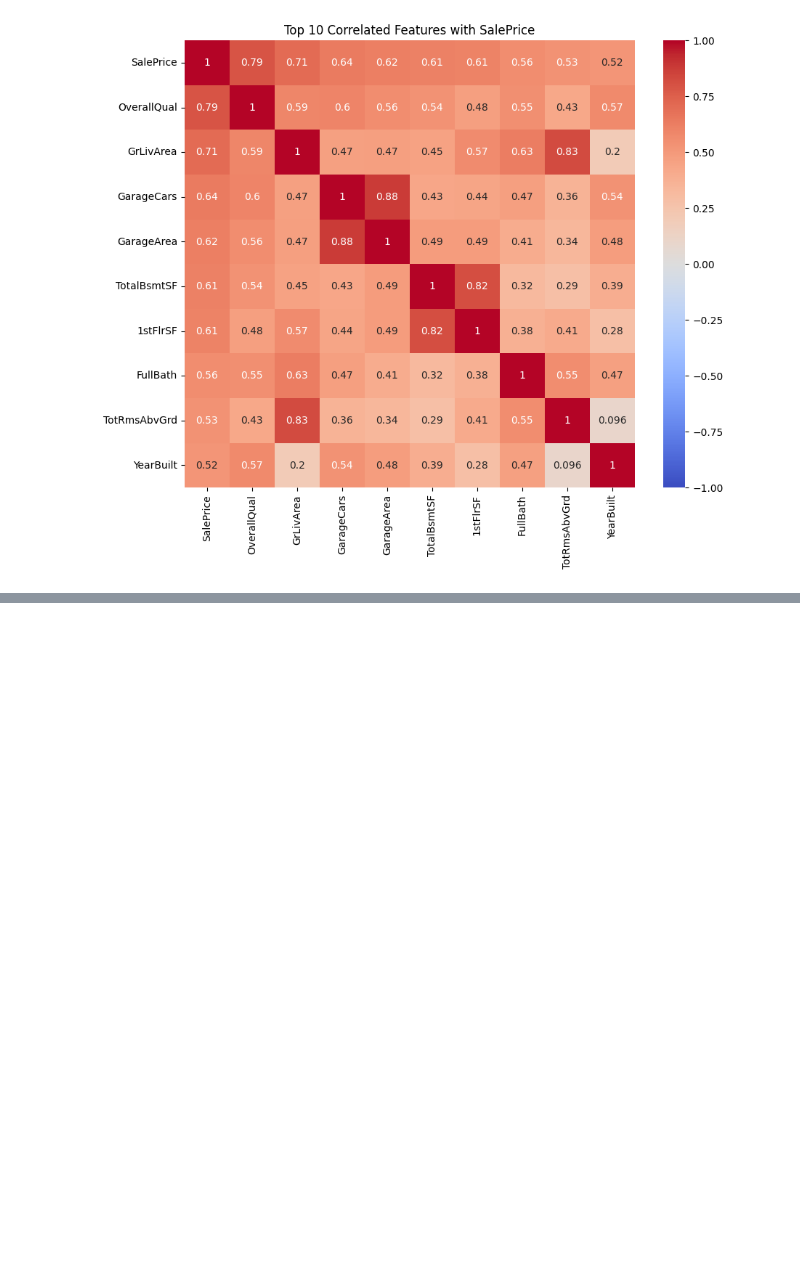
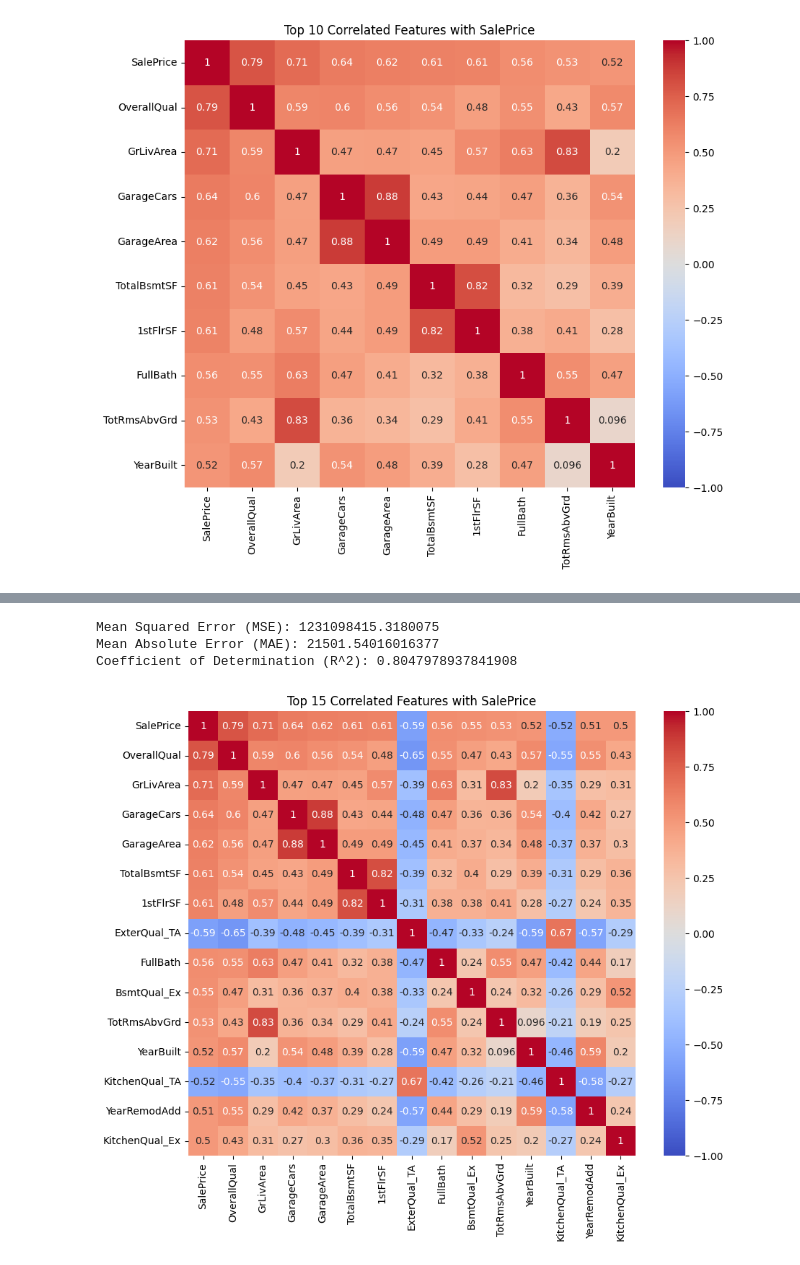
Before and after one commit to fabricio-inoue/House-Prices---Regression, a Jupyter notebook: House-pricing.ipynb, the cells around one changed output, grey strips where cells are left out. Drawn from its saved outputs; the diff is of its cells as text; code cells hidden in the pictures; blank space fills up the shorter version.

Commit message:
linear regression and random forest

```diff
--- a/House-pricing.ipynb
+++ b/House-pricing.ipynb
@@ -168,0 +261,49 @@ plot_top_correlation_heatmap(numerical_columns, 'SalePrice', k=10)
+# %%
+import seaborn as sns
+import matplotlib.pyplot as plt
+from sklearn.linear_model import LinearRegression
+from sklearn.metrics import mean_squared_error, mean_absolute_error, r2_score
+
+def plot_top_correlation_heatmap(dataframe, target_column, k=10):
+    # Calculate correlations
+    correlations = dataframe.corr()
+
+    # Select the top correlated columns with the target variable
+    top_corr_columns = correlations[target_column].abs().nlargest(k).index
+    top_corr_df = dataframe[top_corr_columns]
+
+    # Create a correlation heatmap
+    plt.figure(figsize=(10, 8))
+    sns.heatmap(top_corr_df.corr(), annot=True, cmap='coolwarm', vmin=-1, vmax=1)
+    plt.title(f'Top {k} Correlated Features with {target_column}')
+
+    return top_corr_df
+
+# Call the function to get the top correlated features
+top_corr_df = plot_top_correlation_heatmap(combined_df, 'SalePrice', k=15)
+
+# Split the combined DataFrame into features (X) and target (y)
+X = top_corr_df.drop('SalePrice', axis=1)
+y = combined_df['SalePrice']
+
+# Initialize and fit the Linear Regression model
+model = LinearRegression()
+model.fit(X, y)
+
+# Perform predictions
+y_pred = model.predict(X)
+
+# Calculate regression metrics
+mse = mean_squared_error(y, y_pred)
+mae = mean_absolute_error(y, y_pred)
+r2 = r2_score(y, y_pred)
+
+# Print the regression metrics
+print("Mean Squared Error (MSE):", mse)
+print("Mean Absolute Error (MAE):", mae)
+print("Coefficient of Determination (R^2):", r2)
+# %% [output]
+Mean Squared Error (MSE): 1231098415.3180075
+Mean Absolute Error (MAE): 21501.54016016377
+Coefficient of Determination (R^2): 0.8047978937841908
+[figure, added]
```
Also changed, not shown: parts of 7 cells of this notebook.
